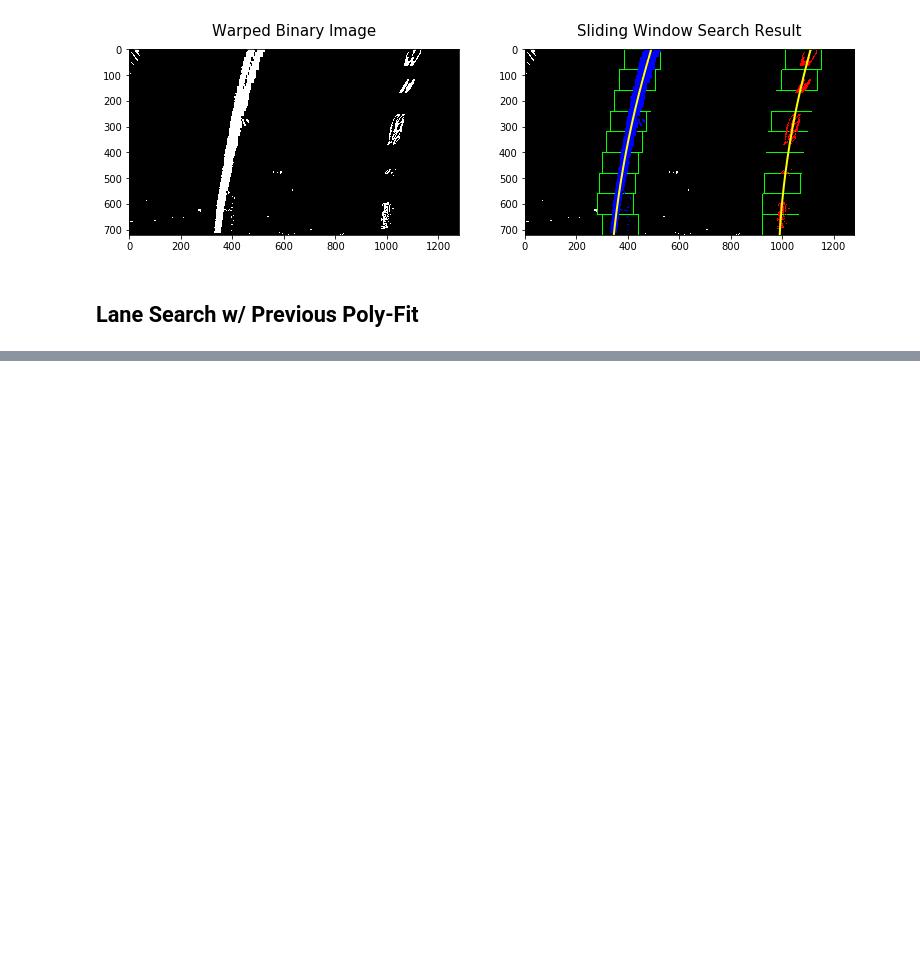
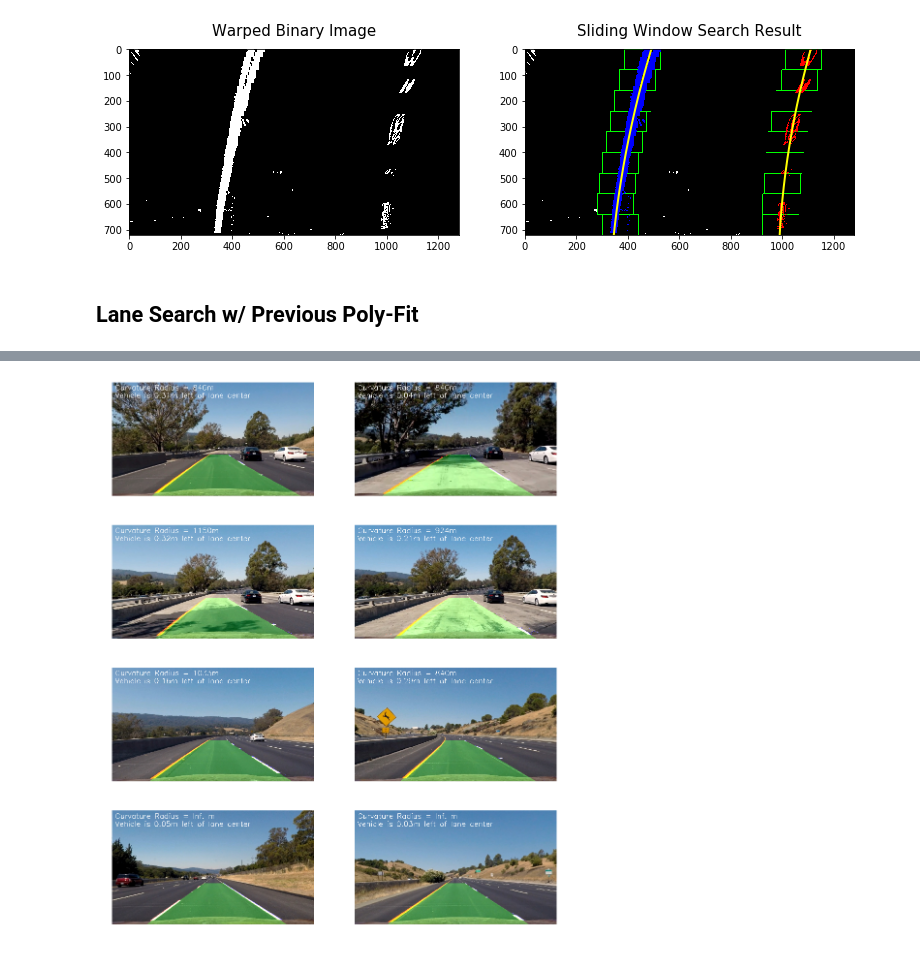
Before and after one commit to daviscyl/Self-Driving-Car-Lane_Search, a Jupyter notebook: pipeline_visualization.ipynb, the cells around one changed output, grey strips where cells are left out. Cells and saved outputs as stored; diff of their text form; code cells hidden in the pictures; blank space fills up the shorter version.

```diff
--- a/pipeline_visualization.ipynb
+++ b/pipeline_visualization.ipynb
@@ -178 +212,21 @@ cv2.imwrite(save_dir+'pipeline.png',processed_img)
 True
+# %%
+f, axes = plt.subplots(4, 2, figsize=(13, 16))
+
+# Read in the test images
+img1 = plt.imread('test_images/straight_lines1.jpg')
+img2 = plt.imread('test_images/straight_lines2.jpg')
+img_files = glob.glob('test_images/*')
+
+for i,fname in enumerate(img_files):
+    img = cv2.imread(fname)
+    res = lane_finder.pipeline(img)
+    axes[i//2, i%2].imshow(cv2.cvtColor(res, cv2.COLOR_BGR2RGB))
+    axes[i//2, i%2].axis('off')
+
+# Set figure properties and save result
+plt.subplots_adjust(left=0.01, right=0.99, top=0.99, bottom=0.01)
+plt.show()
+f.savefig(save_dir+'pipeline_samples.png',dpi=plot_dpi)
+# %% [output]
+[figure, added]
```
Also changed, not shown: parts of 7 cells of this notebook, 9 other files.
